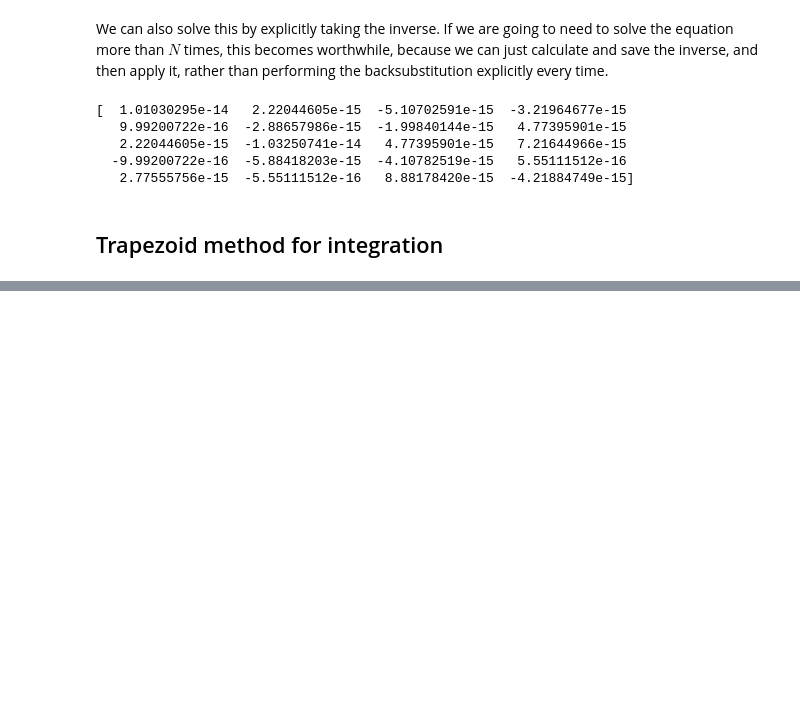
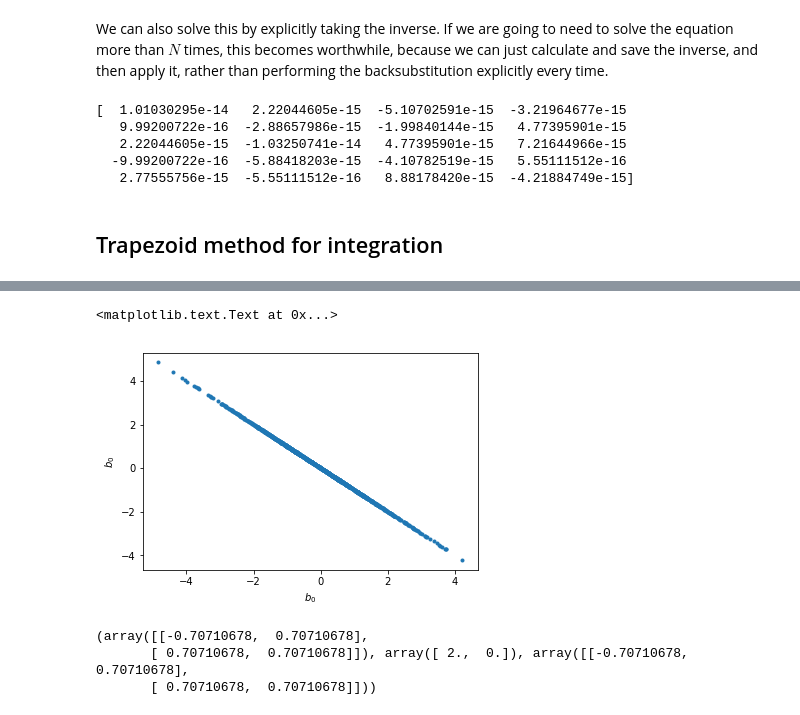
Before and after one commit to blanton144/computational, a Jupyter notebook: docs/notebooks/linear-algebra.ipynb, the cells around one changed output, grey strips where cells are left out. Cells and saved outputs as stored; diff of their text form; code cells hidden in the pictures; blank space fills up the shorter version.

```diff
--- a/docs/notebooks/linear-algebra.ipynb
+++ b/docs/notebooks/linear-algebra.ipynb
@@ -492,0 +118,13 @@ print(real_integral - mc_integral)
+# %%
+plt.plot(b[0, :], b[1, :], '.')
+plt.xlabel("$b_0$")
+plt.ylabel("$b_0$")
+# %% [output]
+<matplotlib.text.Text at 0x...>
+[figure, added]
+# %%
+print(np.linalg.svd(A))
+# %% [output]
+(array([[-0.70710678,  0.70710678],
+       [ 0.70710678,  0.70710678]]), array([ 2.,  0.]), array([[-0.70710678,  0.70710678],
+       [ 0.70710678,  0.70710678]]))
```
Also changed, not shown: parts of 76 cells of this notebook, 4 other files.
